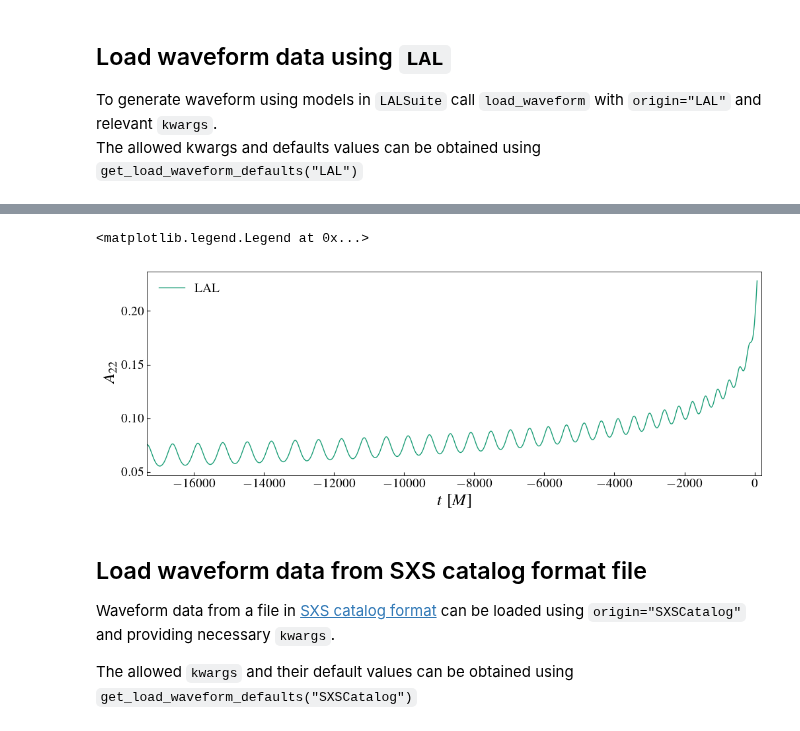
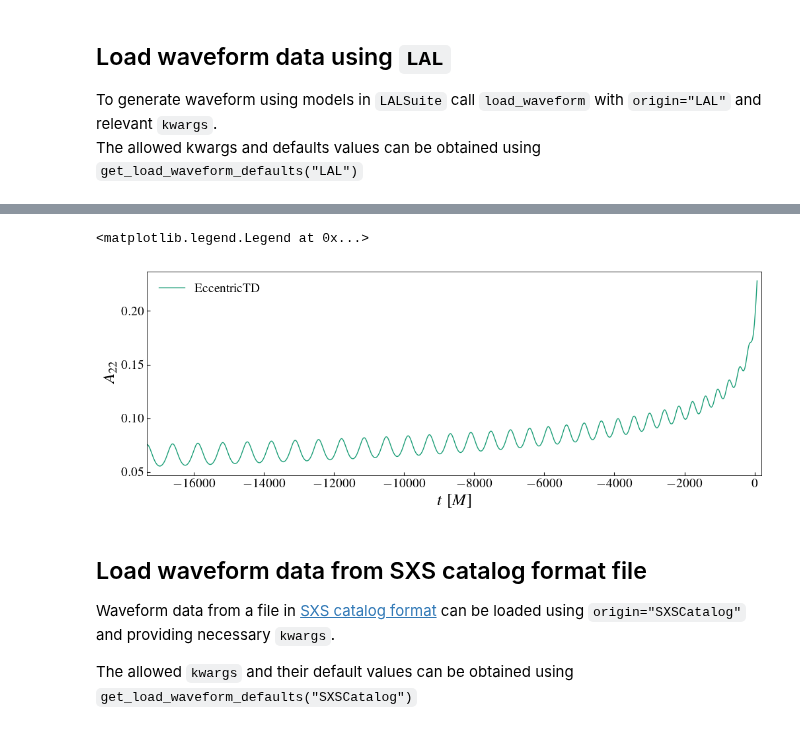
Before and after one commit to vijayvarma392/gw_eccentricity, a Jupyter notebook: examples/load_waveform_demo.ipynb, the cells around one changed output, grey strips where cells are left out. Drawn from its saved outputs; the diff is of its cells as text; code cells hidden in the pictures.

```diff
--- a/examples/load_waveform_demo.ipynb
+++ b/examples/load_waveform_demo.ipynb
@@ -74,19 +66,26 @@ get_load_waveform_defaults("LAL")
 # %%
-kwargs = {"q": 2.0,
-          "ecc": 0.1}
+kwargs = {
+    "approximant": "EccentricTD",
+    "q": 2.0,
+    "ecc": 0.1,
+    "chi1": [0.0, 0.0, 0.0],
+    "chi2": [0.0, 0.0, 0.0],
+    "mean_ano": 0.0,
+    "Momega0": 0.01,
+}
 origin = "LAL"
 dataDict = load_waveform(origin, **kwargs)
 use_fancy_plotsettings() # use better defaults for plotting
 fig, ax = plt.subplots(figsize=(12, 4))
 # Plot the amplitude of the (2,2) mode
-ax.plot(dataDict["t"], np.abs(dataDict["hlm"][(2, 2)]), label=origin)
+ax.plot(dataDict["t"], np.abs(dataDict["hlm"][(2, 2)]), label=kwargs["approximant"])
 ax.set_xlim(dataDict["t"][0], 200)
 ax.set_xlabel(labelsDict["t_dimless"])
 ax.set_ylabel(labelsDict["amp22"])
 ax.legend(loc="upper left")
 # %% [output]
 <matplotlib.legend.Legend at 0x...>
-[figure, old version]
+[figure, new version]
 # %% [markdown]
 ## Load waveform data from SXS catalog format file
 Waveform data from a file in [SXS catalog format](https://data.black-holes.org/waveforms/documentation.html) can be loaded using `origin="SXSCatalog"` and providing necessary `kwargs`.
```
Also changed, not shown: parts of 9 cells of this notebook, 10 other files.
